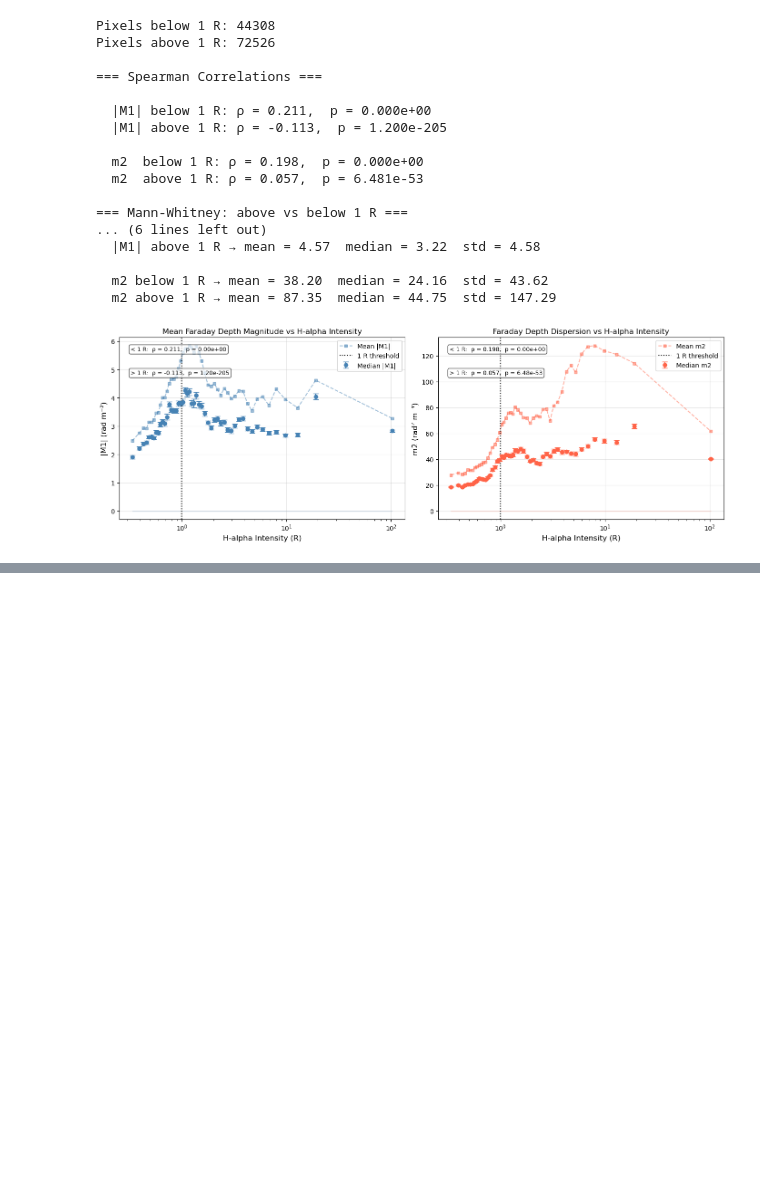
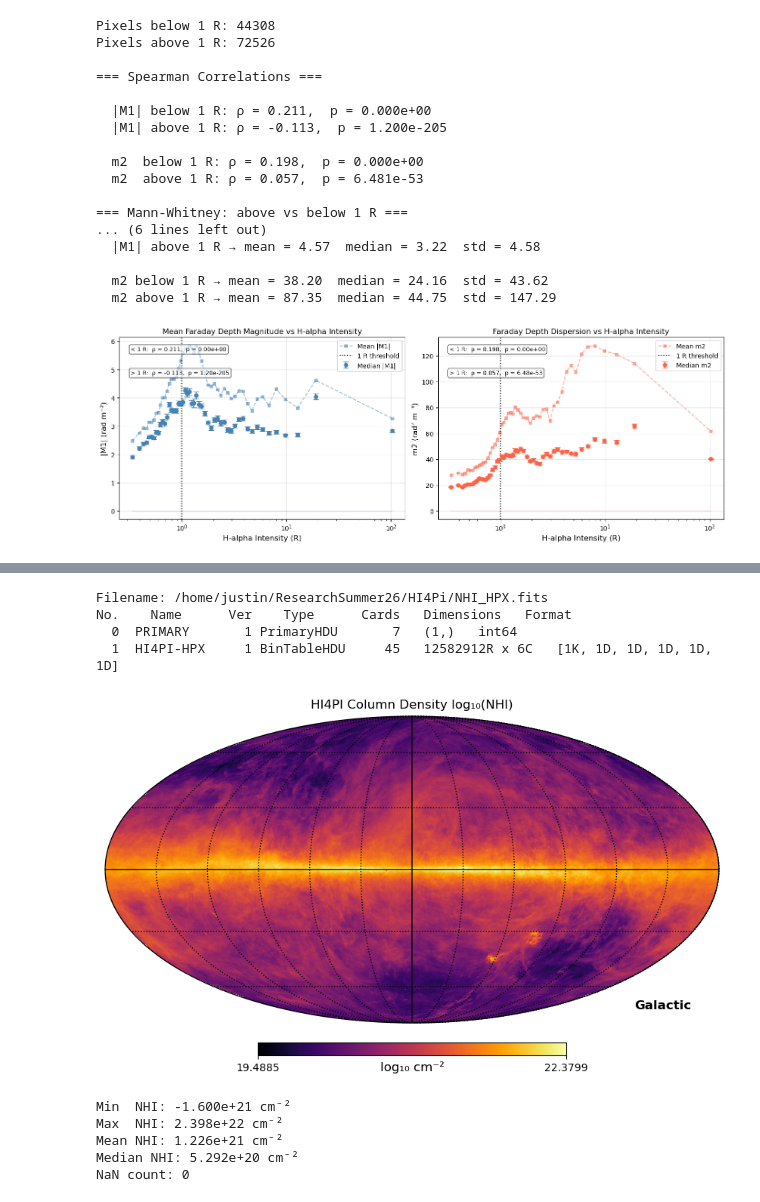
Before and after one commit to jdloading/ResearchSummer26, a Jupyter notebook: notebooks/Wham_spectral_slab_analysis.ipynb, the cells around one changed output, grey strips where cells are left out. Cells and saved outputs as stored; diff of their text form; code cells hidden in the pictures; blank space fills up the shorter version.

```diff
--- a/notebooks/Wham_spectral_slab_analysis.ipynb
+++ b/notebooks/Wham_spectral_slab_analysis.ipynb
@@ -557,3 +562,7 @@ plt.savefig('faraday_halpha_trend.png', dpi=150, bbox_inches='tight')
 plt.show()
 # %% [output]
 [figure]
+# %%
+fn = '~/ResearchSummer26/HI4Pi/NHI_HPX.fits'
+nhiDat = fits.getdata(fn, ext=1).field('NHI')
+nhiHdr = fits.getheader(fn, ext = 1)
@@ -559,0 +589,35 @@ plt.show()
+# %%
+hdul = fits.open('~/ResearchSummer26/HI4Pi/NHI_HPX.fits')
+hdul.info()
+hdul.close()
+# %% [output]
+Filename: /home/justin/ResearchSummer26/HI4Pi/NHI_HPX.fits
+No.    Name      Ver    Type      Cards   Dimensions   Format
+  0  PRIMARY       1 PrimaryHDU       7   (1,)   int64
+  1  HI4PI-HPX     1 BinTableHDU     45   12582912R x 6C   [1K, 1D, 1D, 1D, 1D, 1D]
+# %%
+
+hp.mollview(
+    np.log10(nhiDat),
+    coord=['G'],
+    cmap='inferno',
+    title='HI4PI Column Density log₁₀(NHI)',
+    unit='log₁₀ cm⁻²',
+    min=np.nanmin(np.log10(nhiDat)),
+    max=np.nanmax(np.log10(nhiDat))
+)
+hp.graticule()
+plt.savefig('hi4pi_nhi_mollview.png', dpi=150, bbox_inches='tight')
+plt.show()
+print(f"Min  NHI: {np.nanmin(nhiDat):.3e} cm⁻²")
+print(f"Max  NHI: {np.nanmax(nhiDat):.3e} cm⁻²")
+print(f"Mean NHI: {np.nanmean(nhiDat):.3e} cm⁻²")
+print(f"Median NHI: {np.nanmedian(nhiDat):.3e} cm⁻²")
+print(f"NaN count: {np.sum(~np.isfinite(nhiDat))}")
+# %% [output]
+[figure, added]
+Min  NHI: -1.600e+21 cm⁻²
+Max  NHI: 2.398e+22 cm⁻²
+Mean NHI: 1.226e+21 cm⁻²
+Median NHI: 5.292e+20 cm⁻²
+NaN count: 0
```
Also changed, not shown: parts of 16 cells of this notebook, 8 other files.
